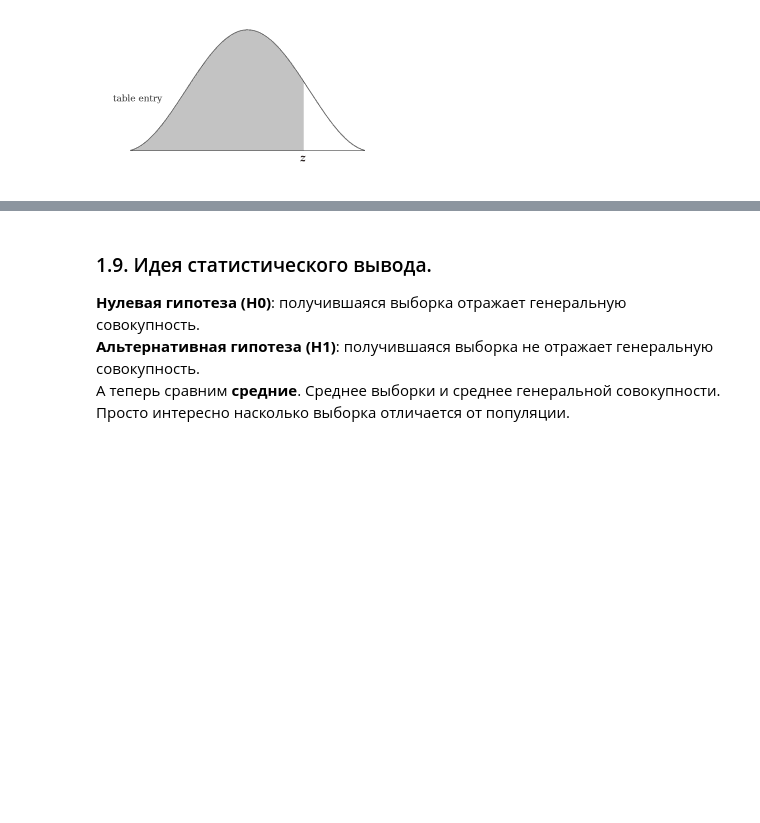
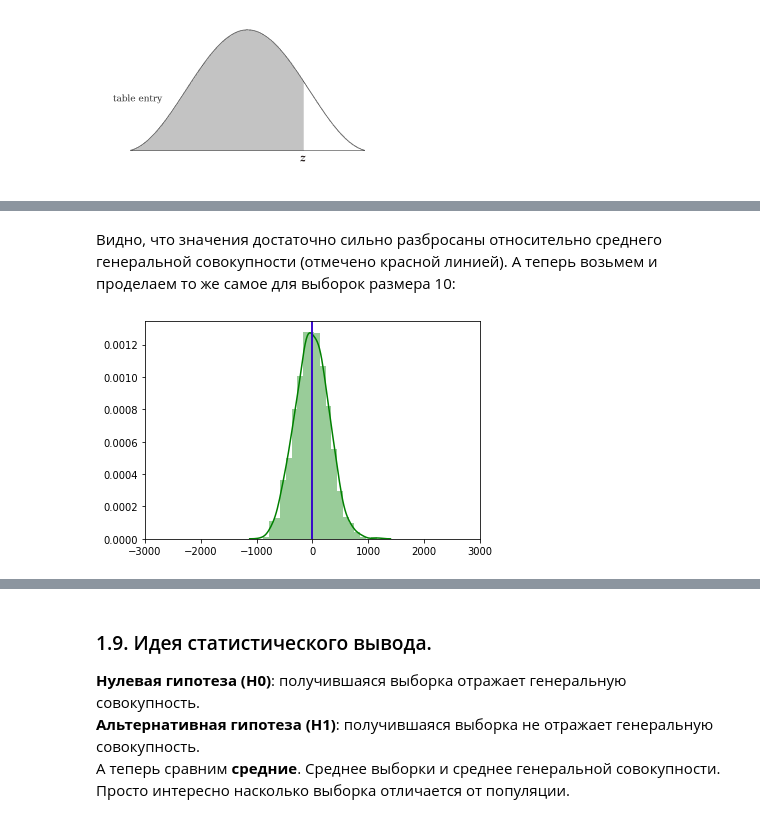
Before and after one commit to kirillshefer/statistics_cheat_sheet, a Jupyter notebook: Statistics cheat sheet.ipynb, the cells around one changed output, grey strips where cells are left out. Drawn from its saved outputs; the diff is of its cells as text; code cells hidden in the pictures; blank space fills up the shorter version.

```diff
--- a/Statistics cheat sheet.ipynb
+++ b/Statistics cheat sheet.ipynb
@@ -227,0 +307,29 @@ sample_mean +- 2.58 x sigma - 99-процентный доверительный
+# %% [markdown]
+Видно, что значения достаточно сильно разбросаны относительно среднего генеральной совокупности (отмечено красной линией). А теперь возьмем и проделаем то же самое для выборок размера 10:
+# %%
+# кол-во объектов каждой выборке
+n_sample = 10
+# синтезируем 100 выборок (sample) из популяции
+samples = [population[np.random.randint(0, n_pop, n_sample)] for i in range(1000)]
+# найдем среднее каждой выборки
+samples_means = list(map(lambda  x: x.mean(), samples))
+# отобразим распределение средних значений выборок
+sns.distplot(samples_means, bins=20, color='g')
+# отразим среднее генеральной совокупности
+plt.axvline(n_mean_pop, c='r')
+# отразим среднее распределения средних значений выборок
+plt.axvline(np.mean(samples_means), c='b')
+# зафиксируем размеры оси Х
+plt.xlim(-3000, 3000)
+plt.show()
+
+# рассмотрим отдельно взятую выборку
+sample = samples[0]
+# вычислим для неё среднеквадратичное отклонение
+sd_sample = np.std(sample)
+# теперь можно вычислить стандартную ошибку среднего
+se = sd_sample / np.sqrt(n_sample)
+#  и среднее выборки
+sample_mean = sample.mean()
+# %% [output]
+[figure, added]
```
Also changed, not shown: parts of 54 cells of this notebook.
